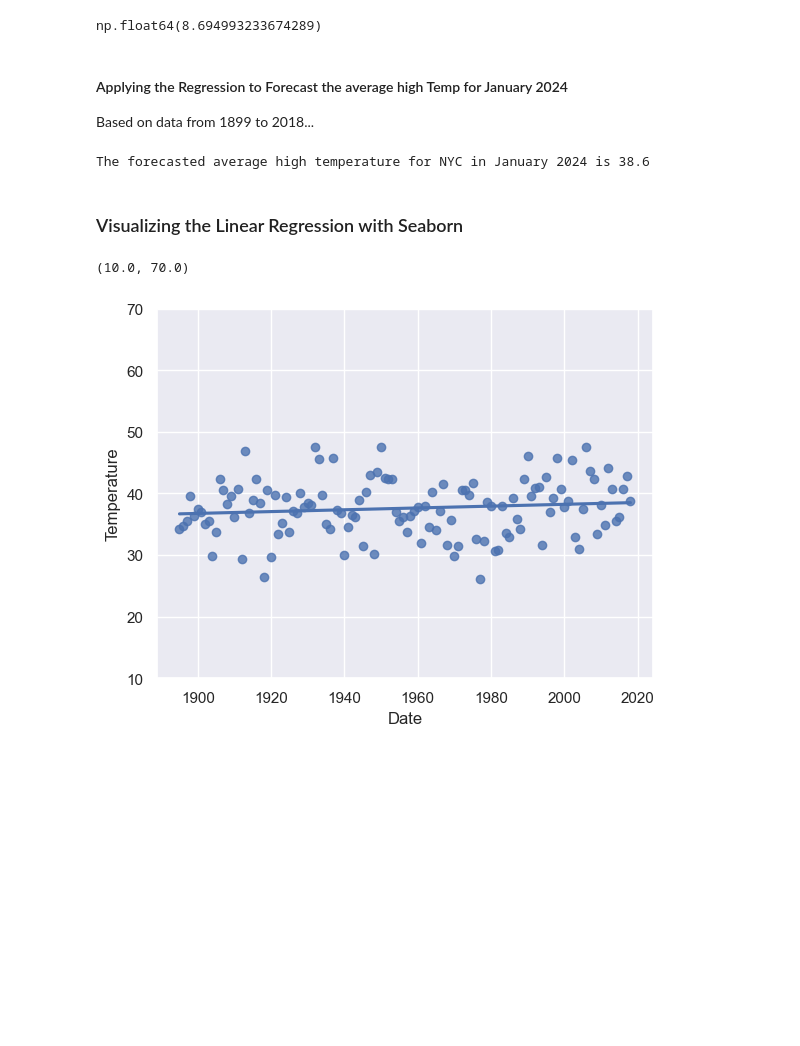
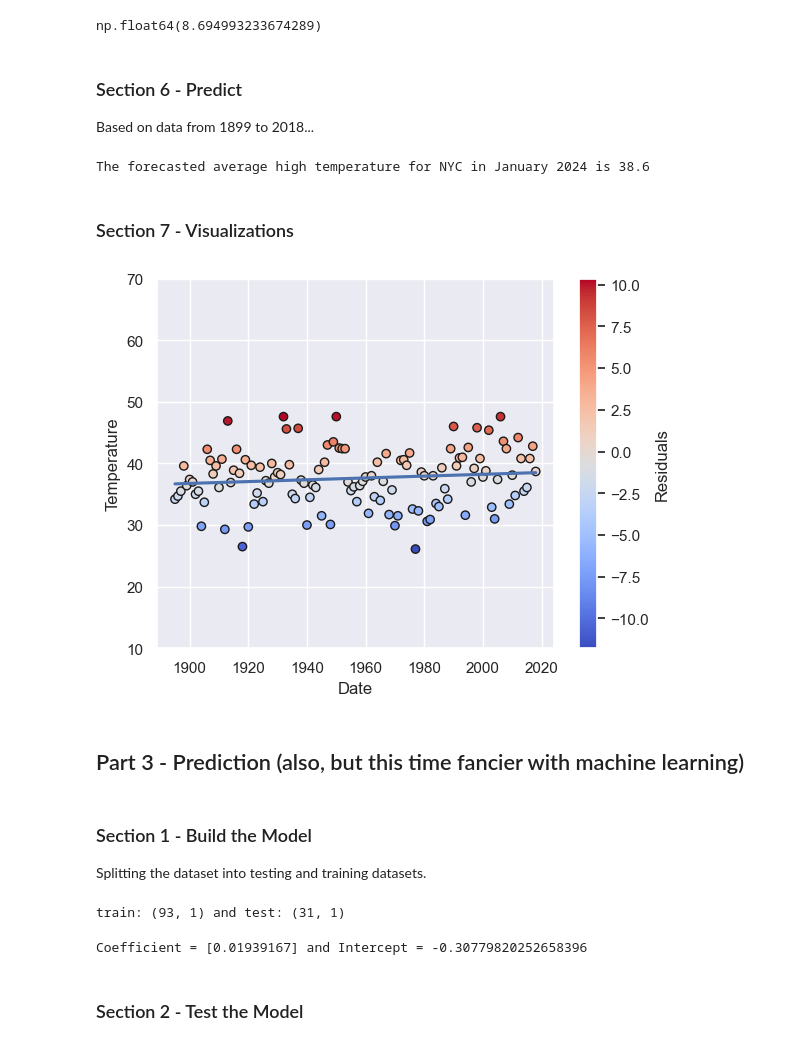
Before and after one commit to aarongilly/datafun-07-ml, a Jupyter notebook: gillespie_ml.ipynb, the cells around one changed output. Cells and saved outputs as stored; diff of their text form; code cells hidden in the pictures; blank space fills up the shorter version.

Commit message:
part 3 done

```diff
--- a/gillespie_ml.ipynb
+++ b/gillespie_ml.ipynb
@@ -129,7 +131,7 @@ linear_regression.intercept
 # %% [output]
 np.float64(8.694993233674289)
 # %% [markdown]
-#### Applying the Regression to Forecast the average high Temp for January 2024
+### Section 6 - Predict
 
 Based on data from 1899 to 2018...
 # %%
@@ -139,12 +141,58 @@ pretty_number = '{:,.1f}'.format(forecast)
 print('The forecasted average high temperature for NYC in January 2024 is', pretty_number)
 # %% [output]
 The forecasted average high temperature for NYC in January 2024 is 38.6
-# %% [markdown]
-### Visualizing the Linear Regression with Seaborn
-# %%
-sns.set(style='darkgrid')
-axes = sns.regplot(x='Date', y='Temperature', data=nyc_df, ci=None)
-axes.set_ylim(10, 70)
-# %% [output]
-(10.0, 70.0)
-[figure, removed]
+# %% [markdown]
+### Section 7 - Visualizations
+# %%
+# Code here one-shotted from ChatGPT
+
+sns.set(style='darkgrid')
+
+# Fit the regression model to get the predicted values
+sns.regplot(x='Date', y='Temperature', data=nyc_df, ci=None, scatter=False)
+
+# Calculate the predicted values using np.polyfit for the regression line
+slope, intercept = np.polyfit(nyc_df['Date'], nyc_df['Temperature'], 1)
+predicted_values = slope * nyc_df['Date'] + intercept
+
+# Calculate the residuals (difference between actual and predicted)
+residuals = nyc_df['Temperature'] - predicted_values
+
+# Plot the scatter plot and color the points based on residuals
+scatter = plt.scatter(nyc_df['Date'], nyc_df['Temperature'], c=residuals, cmap='coolwarm', edgecolor='k')
+
+# Add colorbar to represent residuals
+plt.colorbar(scatter, label='Residuals')
+
+# Set plot limits
+plt.ylim(10, 70)
+
+# Show plot
+plt.show()
+# %% [output]
+[figure, added]
+# %% [markdown]
+## Part 3 - Prediction (also, but this time fancier with machine learning)
+# %% [markdown]
+### Section 1 - Build the Model
+
+Splitting the dataset into testing and training datasets.
+# %%
+X_train, X_test, y_train, y_test = train_test_split(nyc_df.Date.values.reshape(-1, 1), nyc_df.Temperature.values, random_state=11)
+
+# Determining 75%-25% shape:
+X_train_shape = X_train.shape
+X_test_shape = X_test.shape
+
+print(f'train: {X_train_shape} and test: {X_test_shape}')
+# %% [output]
+train: (93, 1) and test: (31, 1)
+# %%
+linear_regression = LinearRegression()
+linear_regression.fit(X=X_train, y=y_train)
+
+print(f'Coefficient = {linear_regression.coef_} and Intercept = {linear_regression.intercept_}')
+# %% [output]
+Coefficient = [0.01939167] and Intercept = -0.30779820252658396
+# %% [markdown]
+### Section 2 - Test the Model
```
Also changed, not shown: parts of 11 cells of this notebook, 1 other file.
